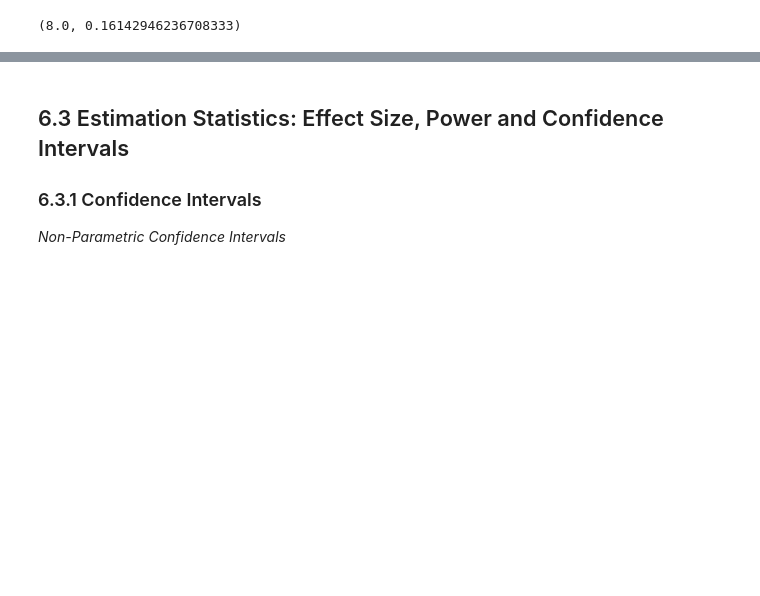
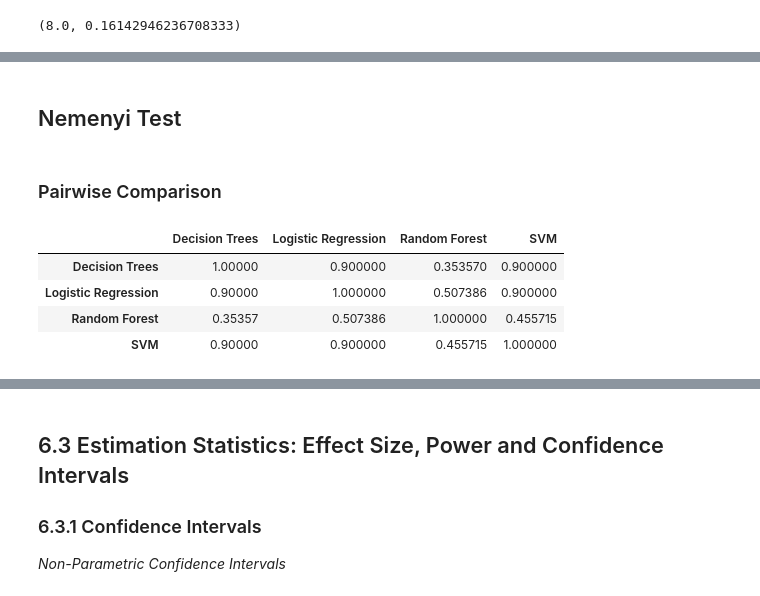
Before and after one commit to zoisboukouvalas/MachineLearningEvaluation_TowardsReliableResponsibleAI, a Jupyter notebook: Part_II/Chapter-6-Statistical-Significance/StatisticalSignificance_SO.ipynb, the cells around one changed output, grey strips where cells are left out. Cells and saved outputs as stored; diff of their text form; code cells hidden in the pictures; blank space fills up the shorter version.

```diff
--- a/Part_II/Chapter-6-Statistical-Significance/StatisticalSignificance_SO.ipynb
+++ b/Part_II/Chapter-6-Statistical-Significance/StatisticalSignificance_SO.ipynb
@@ -1400,0 +1434,2 @@ p_value
+# %% [markdown]
+## Nemenyi Test
@@ -1400,0 +1448,10 @@ p_value
+# %% [markdown]
+### Pairwise Comparison
+# %%
+test_result
+# %% [output]
+|  | Decision Trees | Logistic Regression | Random Forest | SVM |
+| Decision Trees | 1.00000 | 0.900000 | 0.353570 | 0.900000 |
+| Logistic Regression | 0.90000 | 1.000000 | 0.507386 | 0.900000 |
+| Random Forest | 0.35357 | 0.507386 | 1.000000 | 0.455715 |
+| SVM | 0.90000 | 0.900000 | 0.455715 | 1.000000 |
```
Also changed, not shown: parts of 93 cells of this notebook.
